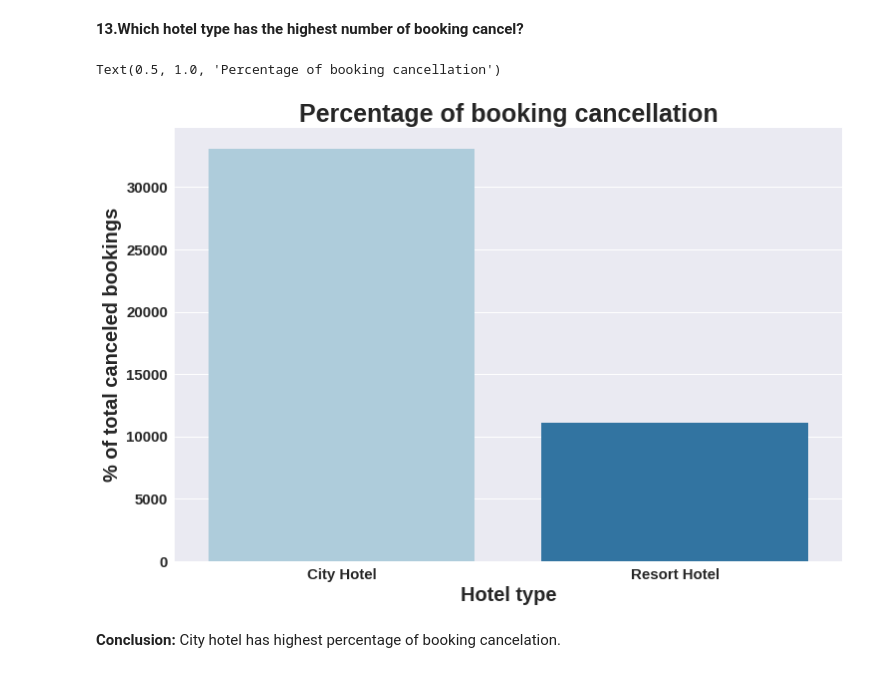
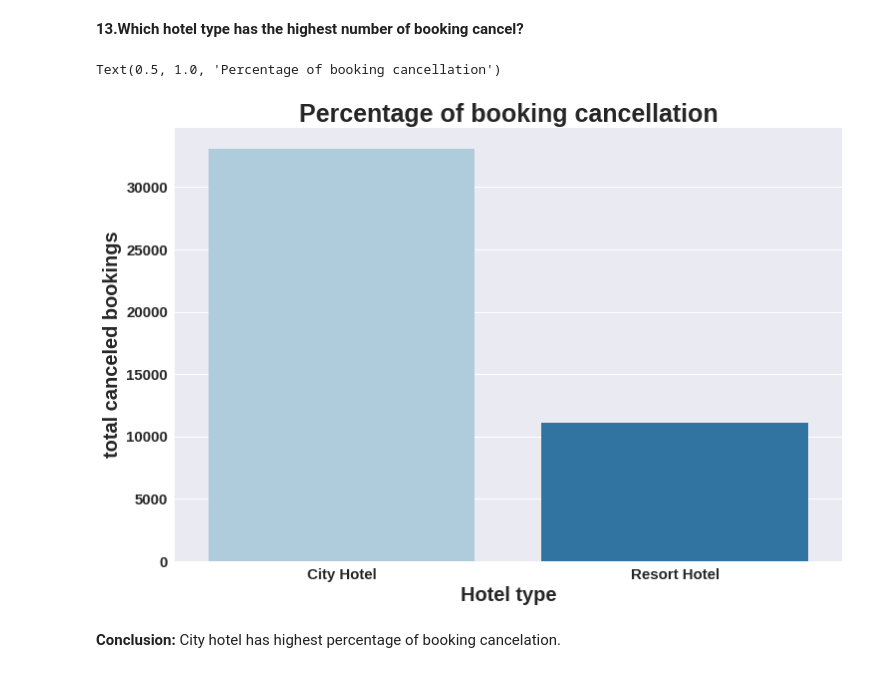
Before and after one commit to priyabodke41/Hotel-booking-analysis, a Jupyter notebook: Hotel_Booking_Analysis_Capstone_Project.ipynb, the cells around one changed output. Saved outputs shown, nothing was run; the diff lists cells and outputs as text; code cells hidden in the pictures.

```diff
--- a/Hotel_Booking_Analysis_Capstone_Project.ipynb
+++ b/Hotel_Booking_Analysis_Capstone_Project.ipynb
@@ -455,11 +447,11 @@ highest_cancel_booking=hoteldf[hoteldf['is_canceled']==1].groupby('hotel').size(
 # %%
 plt.figure(figsize=(12,8))
 sns.barplot(x='hotel',y='total_canceled_bookings',data=highest_cancel_booking,palette='Paired')
 plt.xlabel('Hotel type')
-plt.ylabel('% of total canceled bookings')
+plt.ylabel('total canceled bookings')
 plt.title('Percentage of booking cancellation')
 # %% [output]
 Text(0.5, 1.0, 'Percentage of booking cancellation')
-[figure, old version]
+[figure, new version]
 # %% [markdown]
 **Conclusion:** City hotel has highest percentage of booking cancelation.
```
Also changed, not shown: parts of 11 cells of this notebook.
